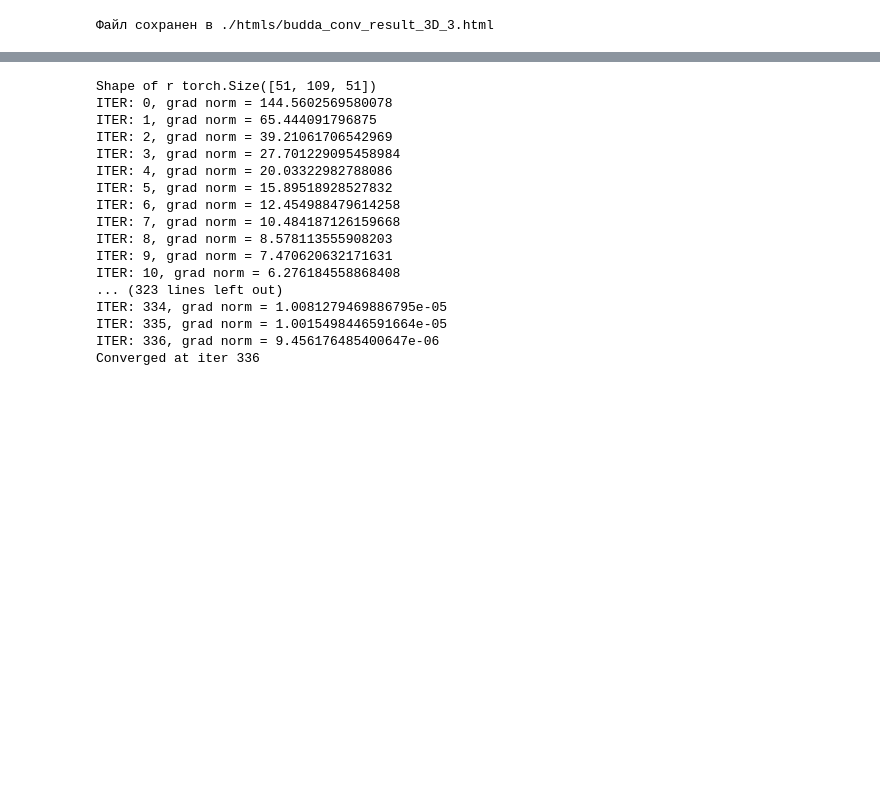
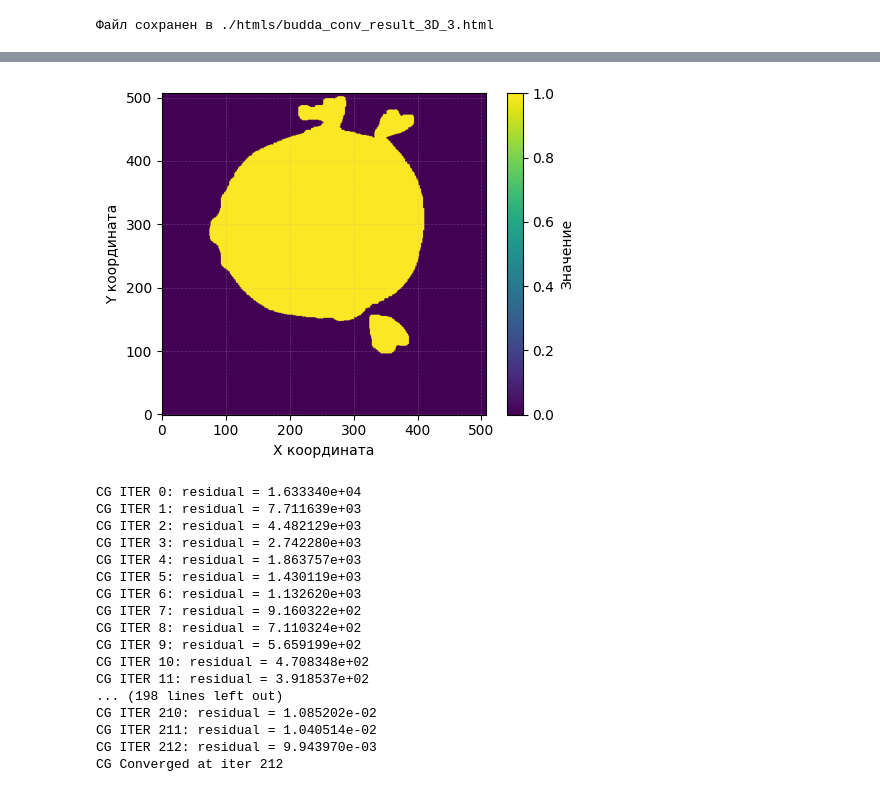
Before and after one commit to AlexanderShliakhturov/Application-of-subdivision-schemes-in-surface-approximation-problems, a Jupyter notebook: surface-reconstruction-budda.ipynb, the cells around one changed output, grey strips where cells are left out. Saved outputs shown, nothing was run; the diff lists cells and outputs as text; code cells hidden in the pictures; blank space fills up the shorter version.

```diff
--- a/surface-reconstruction-budda.ipynb
+++ b/surface-reconstruction-budda.ipynb
@@ -138,3 +144,22 @@ budda_conv_result_3D_filled = morph_fill_fast(budda_conv_result_3D)
+# %%
+plt.figure(figsize=(5, 4))
+
+plt.imshow(budda_conv_result_3D_filled[:, :, 700],
+           cmap='viridis',
+           aspect='auto',
+           origin='lower')
+
+plt.colorbar(label='Значение')
+plt.xlabel('X координата')
+plt.ylabel('Y координата')
+
+plt.grid(True, alpha=0.3, linestyle='--', linewidth=0.5)
+
+plt.tight_layout()
+plt.savefig('./images/turbine_slice_conv_filled.png')
+plt.show()
+# %% [output]
+[figure, added]
 # %%
 mask = torch.tensor([0, 1, 3, 3, 1], dtype=torch.float32) / 4
 
@@ -142,26 +167,26 @@ mask = torch.tensor([0, 1, 3, 3, 1], dtype=torch.float32) / 4
 Z = budda_conv_result_3D_filled
 
 
-x0 = solve_least_squares_subdivision(Z, mask)
-z_rec = Sub_A_torch(mask, x0)
+x0 = solve_least_squares_subdivision_CG(Z, mask, j = 3, tol = 1e-2, max_iter=1000)
+# z_rec = Sub_A_torch(mask, x0)
 
 # error = torch.norm(z_rec - Z)
 # print(error)
 # %% [output]
-Shape of r torch.Size([51, 109, 51])
-ITER: 0, grad norm = 144.5602569580078
-ITER: 1, grad norm = 65.444091796875
-ITER: 2, grad norm = 39.21061706542969
-ITER: 3, grad norm = 27.701229095458984
-ITER: 4, grad norm = 20.03322982788086
-ITER: 5, grad norm = 15.89518928527832
-ITER: 6, grad norm = 12.454988479614258
-ITER: 7, grad norm = 10.484187126159668
-ITER: 8, grad norm = 8.578113555908203
-ITER: 9, grad norm = 7.470620632171631
-ITER: 10, grad norm = 6.276184558868408
-... (323 lines left out)
-ITER: 334, grad norm = 1.0081279469886795e-05
-ITER: 335, grad norm = 1.0015498446591664e-05
-ITER: 336, grad norm = 9.456176485400647e-06
-Converged at iter 336
+CG ITER 0: residual = 1.633340e+04
+CG ITER 1: residual = 7.711639e+03
+CG ITER 2: residual = 4.482129e+03
+CG ITER 3: residual = 2.742280e+03
+CG ITER 4: residual = 1.863757e+03
+CG ITER 5: residual = 1.430119e+03
+CG ITER 6: residual = 1.132620e+03
+CG ITER 7: residual = 9.160322e+02
+CG ITER 8: residual = 7.110324e+02
+CG ITER 9: residual = 5.659199e+02
+CG ITER 10: residual = 4.708348e+02
+CG ITER 11: residual = 3.918537e+02
+... (198 lines left out)
+CG ITER 210: residual = 1.085202e-02
+CG ITER 211: residual = 1.040514e-02
+CG ITER 212: residual = 9.943970e-03
+CG Converged at iter 212
```
Also changed, not shown: parts of 15 cells of this notebook, 24 other files.
